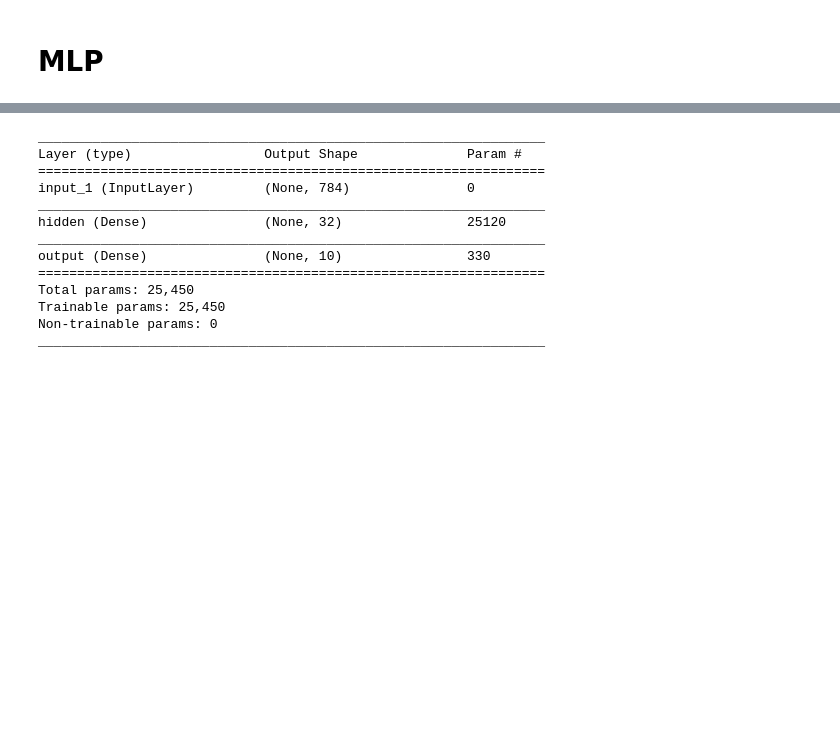
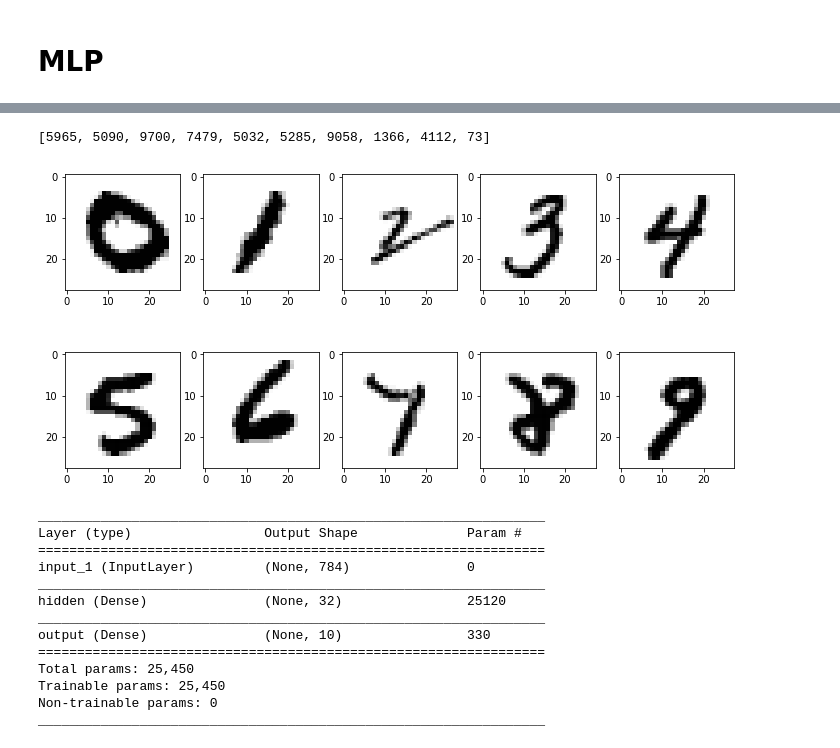
Before and after one commit to sheikhomar/ann, a Jupyter notebook: python/mlp_mnist.ipynb, the cells around one changed output, grey strips where cells are left out. Saved outputs shown, nothing was run; the diff lists cells and outputs as text; code cells hidden in the pictures; blank space fills up the shorter version.

Commit message:
MLP for the MNIST dataset.

```diff
--- a/python/mlp_mnist.ipynb
+++ b/python/mlp_mnist.ipynb
@@ -37 +44,26 @@ def mem_usage(numpy_arr):
+# %%
+X_original = mnist.train_images()
+y_original = mnist.train_labels()
+X_test_original = mnist.test_images()
+y_test_original = mnist.test_labels()
+# %%
+image_indices = []
+for number in range(10):
+    # Find indicies where elements equal to a specific number
+    indices = np.where(y_test_original == number)[0]
+    rnd_idx = np.random.choice(indices, 1)[0]
+    image_indices.append(rnd_idx)
+image_indices
+# %% [output]
+[5965, 5090, 9700, 7479, 5032, 5285, 9058, 1366, 4112, 73]
+# %%
+num_rows = 2
+num_columns = 5
+fig, axes = plt.subplots(nrows=num_rows, ncols=num_columns, figsize=(12, 6))
+for row in range(num_rows):
+    for column in range(num_columns):
+        img = X_test_original[image_indices[column + (row*num_columns)]]
+        axes[row][column].imshow(img, cmap='binary')
+# %% [output]
+[figure, added]
 # %%
```
Also changed, not shown: parts of 7 cells of this notebook, 3 other files.
